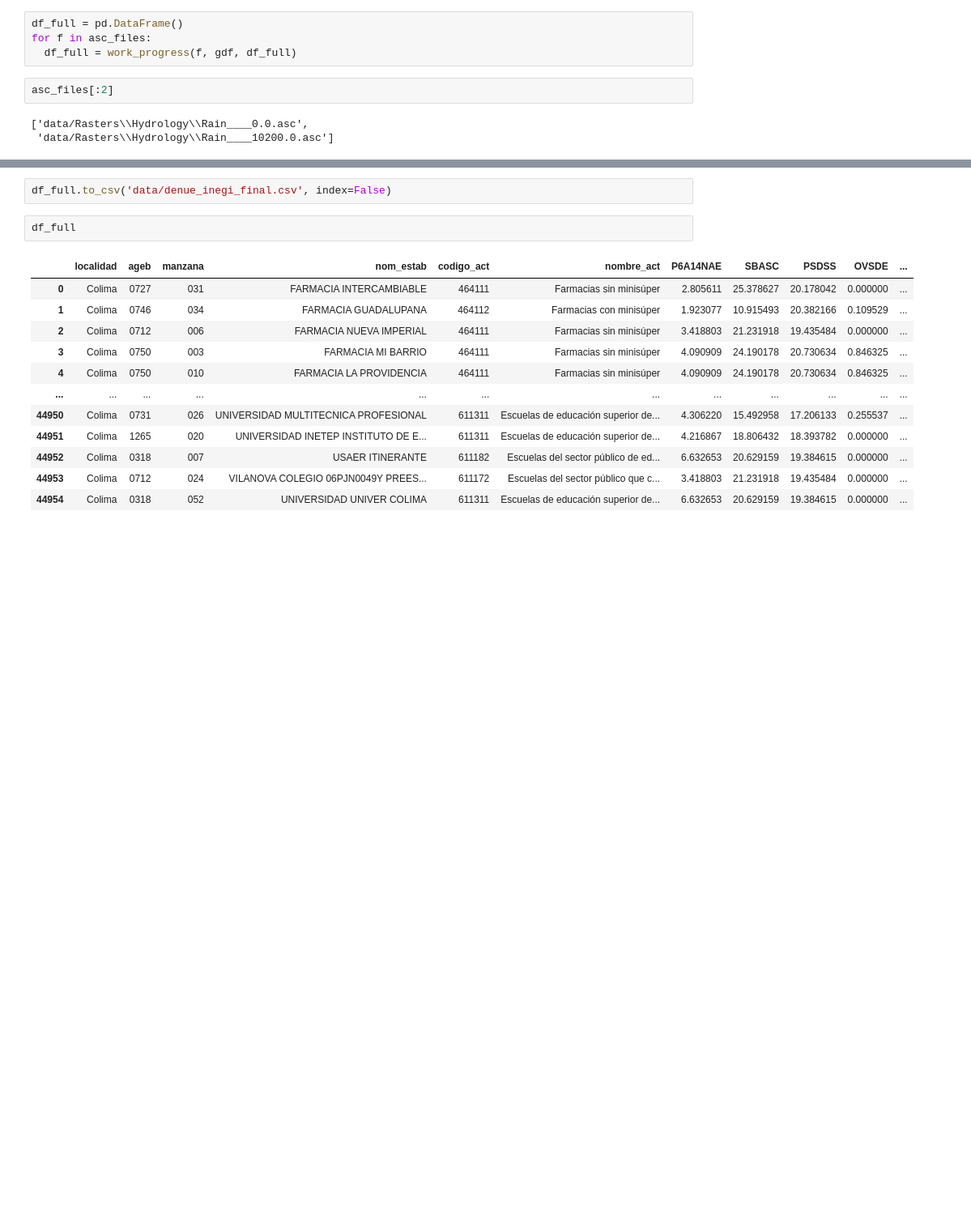
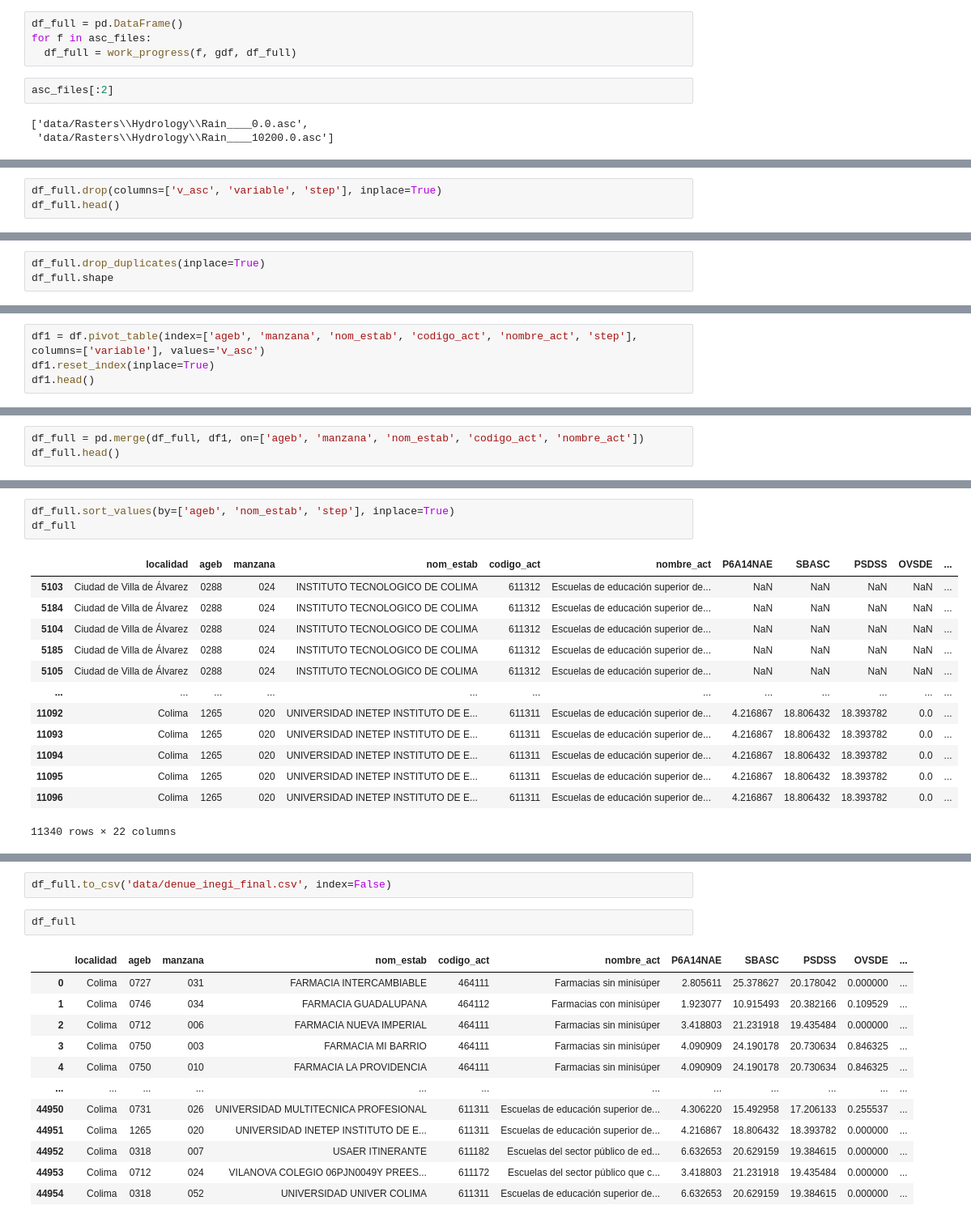
Before and after one commit to pcorner10/prep_2023, a Jupyter notebook: readASCFiles.ipynb, the cells around one changed output, grey strips where cells are left out. Shown: that part at 81% size. Drawn from its saved outputs; the diff is of its cells as text; blank space fills up the shorter version.

```diff
--- a/readASCFiles.ipynb
+++ b/readASCFiles.ipynb
@@ -204,0 +207,3 @@ asc_files[:2]
+# %%
+df_full.drop(columns=['v_asc', 'variable', 'step'], inplace=True)
+df_full.head()
@@ -204,0 +217,3 @@ asc_files[:2]
+# %%
+df_full.drop_duplicates(inplace=True)
+df_full.shape
@@ -204,0 +222,4 @@ asc_files[:2]
+# %%
+df1 = df.pivot_table(index=['ageb', 'manzana', 'nom_estab', 'codigo_act', 'nombre_act', 'step'], columns=['variable'], values='v_asc')
+df1.reset_index(inplace=True)
+df1.head()
@@ -204,0 +233,3 @@ asc_files[:2]
+# %%
+df_full = pd.merge(df_full, df1, on=['ageb', 'manzana', 'nom_estab', 'codigo_act', 'nombre_act'])
+df_full.head()
@@ -204,0 +244,17 @@ asc_files[:2]
+# %%
+df_full.sort_values(by=['ageb', 'nom_estab', 'step'], inplace=True)
+df_full
+# %% [output]
+|  | localidad | ageb | manzana | nom_estab | codigo_act | nombre_act | P6A14NAE | SBASC | PSDSS | OVSDE | ... |
+| 5103 | Ciudad de Villa de Álvarez | 0288 | 024 | INSTITUTO TECNOLOGICO DE COLIMA | 611312 | Escuelas de educación superior de... | NaN | NaN | NaN | NaN | ... |
+| 5184 | Ciudad de Villa de Álvarez | 0288 | 024 | INSTITUTO TECNOLOGICO DE COLIMA | 611312 | Escuelas de educación superior de... | NaN | NaN | NaN | NaN | ... |
+| 5104 | Ciudad de Villa de Álvarez | 0288 | 024 | INSTITUTO TECNOLOGICO DE COLIMA | 611312 | Escuelas de educación superior de... | NaN | NaN | NaN | NaN | ... |
+| 5185 | Ciudad de Villa de Álvarez | 0288 | 024 | INSTITUTO TECNOLOGICO DE COLIMA | 611312 | Escuelas de educación superior de... | NaN | NaN | NaN | NaN | ... |
+| 5105 | Ciudad de Villa de Álvarez | 0288 | 024 | INSTITUTO TECNOLOGICO DE COLIMA | 611312 | Escuelas de educación superior de... | NaN | NaN | NaN | NaN | ... |
+| ... | ... | ... | ... | ... | ... | ... | ... | ... | ... | ... | ... |
+| 11092 | Colima | 1265 | 020 | UNIVERSIDAD INETEP INSTITUTO DE E... | 611311 | Escuelas de educación superior de... | 4.216867 | 18.806432 | 18.393782 | 0.0 | ... |
+| 11093 | Colima | 1265 | 020 | UNIVERSIDAD INETEP INSTITUTO DE E... | 611311 | Escuelas de educación superior de... | 4.216867 | 18.806432 | 18.393782 | 0.0 | ... |
+| 11094 | Colima | 1265 | 020 | UNIVERSIDAD INETEP INSTITUTO DE E... | 611311 | Escuelas de educación superior de... | 4.216867 | 18.806432 | 18.393782 | 0.0 | ... |
+| 11095 | Colima | 1265 | 020 | UNIVERSIDAD INETEP INSTITUTO DE E... | 611311 | Escuelas de educación superior de... | 4.216867 | 18.806432 | 18.393782 | 0.0 | ... |
+| 11096 | Colima | 1265 | 020 | UNIVERSIDAD INETEP INSTITUTO DE E... | 611311 | Escuelas de educación superior de... | 4.216867 | 18.806432 | 18.393782 | 0.0 | ... |
+11340 rows × 22 columns
```
Also changed, not shown: parts of 12 cells of this notebook, 2 other files.
